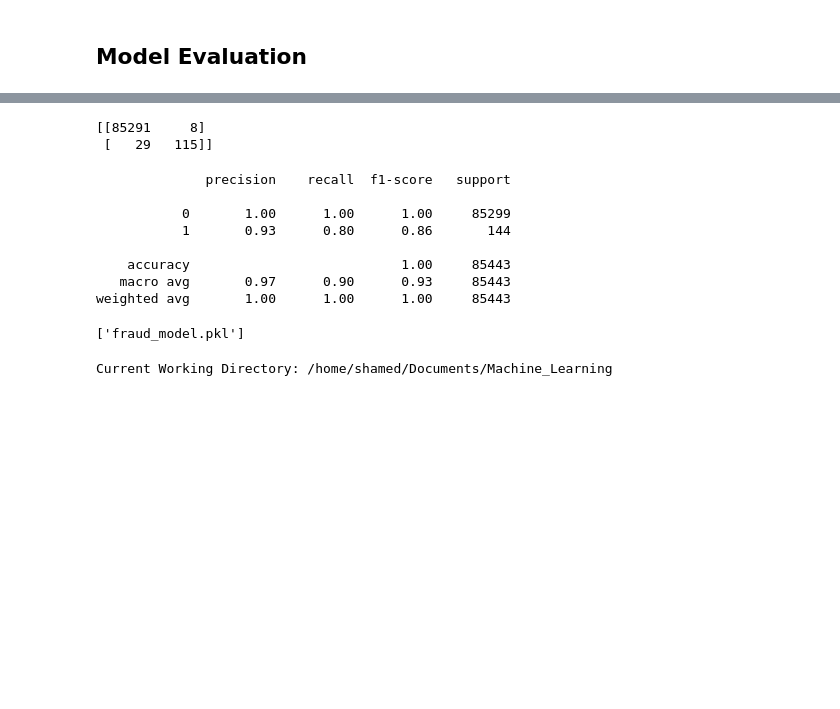
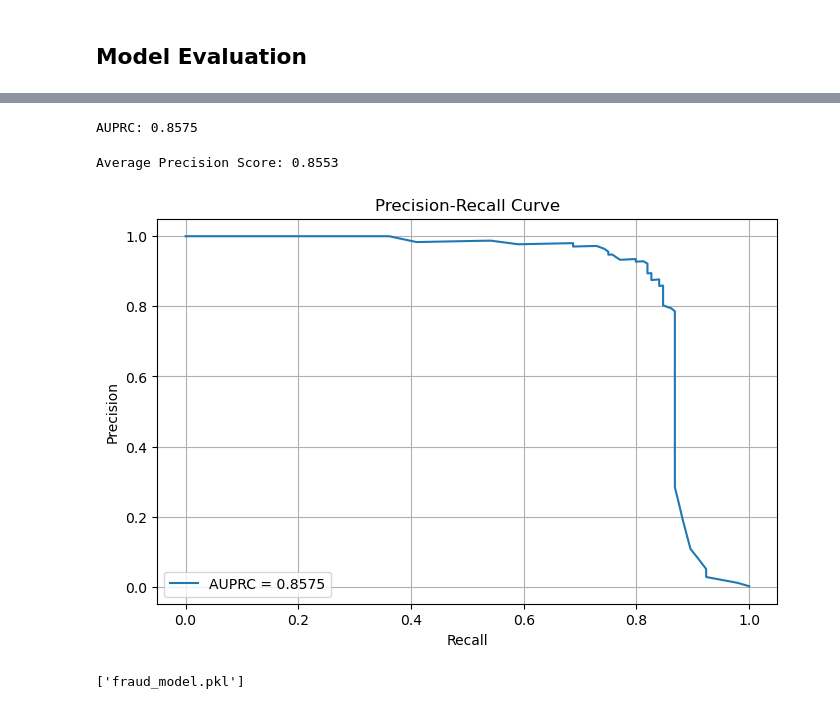
Before and after one commit to shafiqismail2022/Cloud_Computing, a Jupyter notebook: Cloud-ML.ipynb, the cells around one changed output, grey strips where cells are left out. Cells and saved outputs as stored; diff of their text form; code cells hidden in the pictures; blank space fills up the shorter version.

```diff
--- a/Cloud-ML.ipynb
+++ b/Cloud-ML.ipynb
@@ -113,7 +137,10 @@ X_train,X_test,y_train,y_test=train_test_split(X,y,random_state=101,test_size=0.
+# %%
+smote = SMOTE(random_state=101)
+X_train_sm, y_train_sm = smote.fit_resample(X_train, y_train)
 # %% [markdown]
 ## Training Model
 # %%
-model=RandomForestClassifier(n_estimators=100,class_weight='balanced', random_state=101)
+model=RandomForestClassifier(n_estimators=100, random_state=101)
 # %%
-model.fit(X_train,y_train)
+model.fit(X_train_sm,y_train_sm)
 # %% [output]
@@ -133,25 +152,29 @@ Average F1 score: 0.8448886298906585
-# %%
-print(confusion_matrix(y_test,pred))
-# %% [output]
-[[85291     8]
- [   29   115]]
-# %%
-print(classification_report(y_test,pred))
-# %% [output]
-              precision    recall  f1-score   support
-
-           0       1.00      1.00      1.00     85299
-           1       0.93      0.80      0.86       144
-
-    accuracy                           1.00     85443
-   macro avg       0.97      0.90      0.93     85443
-weighted avg       1.00      1.00      1.00     85443
+# %%
+y_scores = model.predict_proba(X_test)[:,1]
+precision, recall, thresholds = precision_recall_curve(y_test, y_scores)
+# %%
+# Calculating AUPRC
+auprc = auc(recall, precision)
+print(f'AUPRC: {auprc:.4f}')
+# %% [output]
+AUPRC: 0.8575
+# %%
+average_precision = average_precision_score(y_test, y_scores)
+print(f'Average Precision Score: {average_precision:.4f}')
+# %% [output]
+Average Precision Score: 0.8553
+# %%
+plt.figure(figsize=(8,5))
+plt.plot(recall, precision, label=f'AUPRC = {auprc:.4f}')
+plt.xlabel('Recall')
+plt.ylabel('Precision')
+plt.title('Precision-Recall Curve')
+plt.legend()
+plt.grid(True)
+plt.show()
+# %% [output]
+[figure, added]
 # %%
 joblib.dump(model, "fraud_model.pkl")
 # %% [output]
 ['fraud_model.pkl']
-# %%
-import os
-print("Current Working Directory:", os.getcwd())
-# %% [output]
-Current Working Directory: /home/shamed/Documents/Machine_Learning
```
Also changed, not shown: parts of 13 cells of this notebook, 2 other files.
